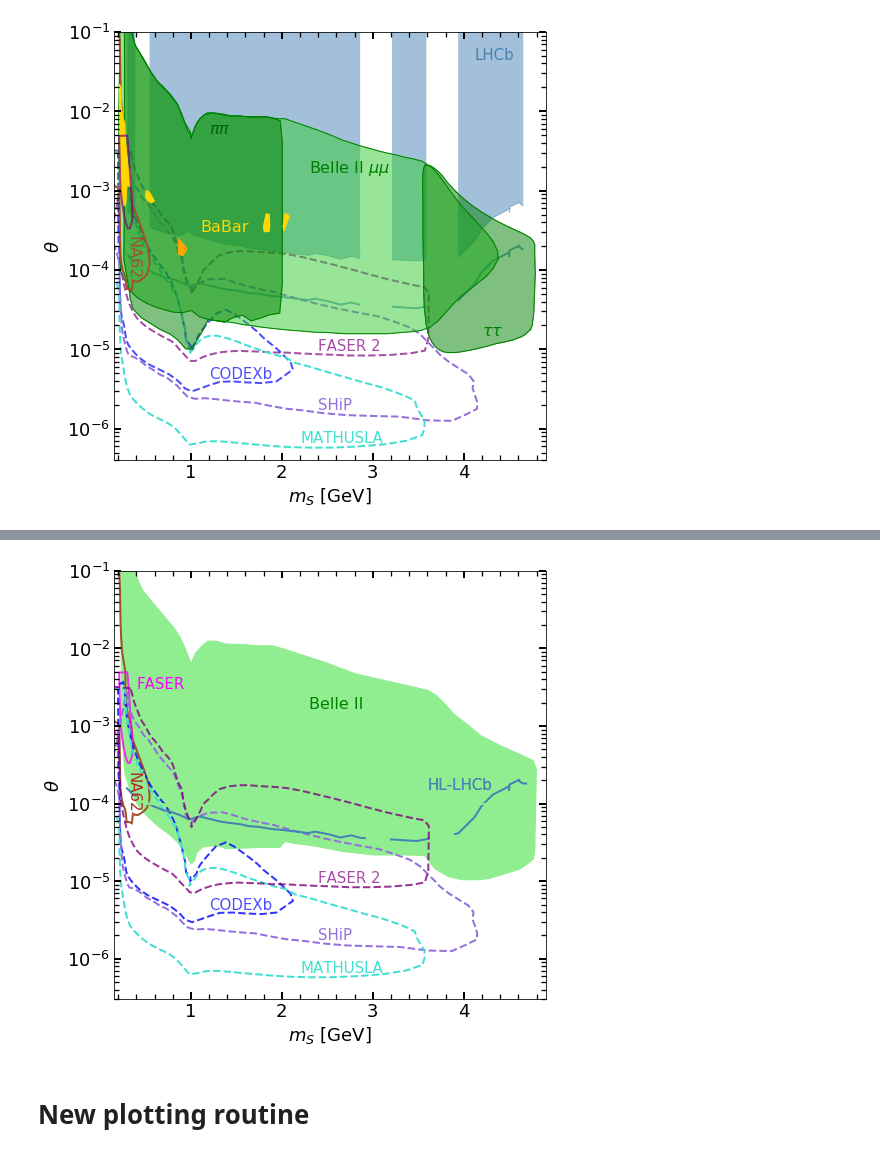
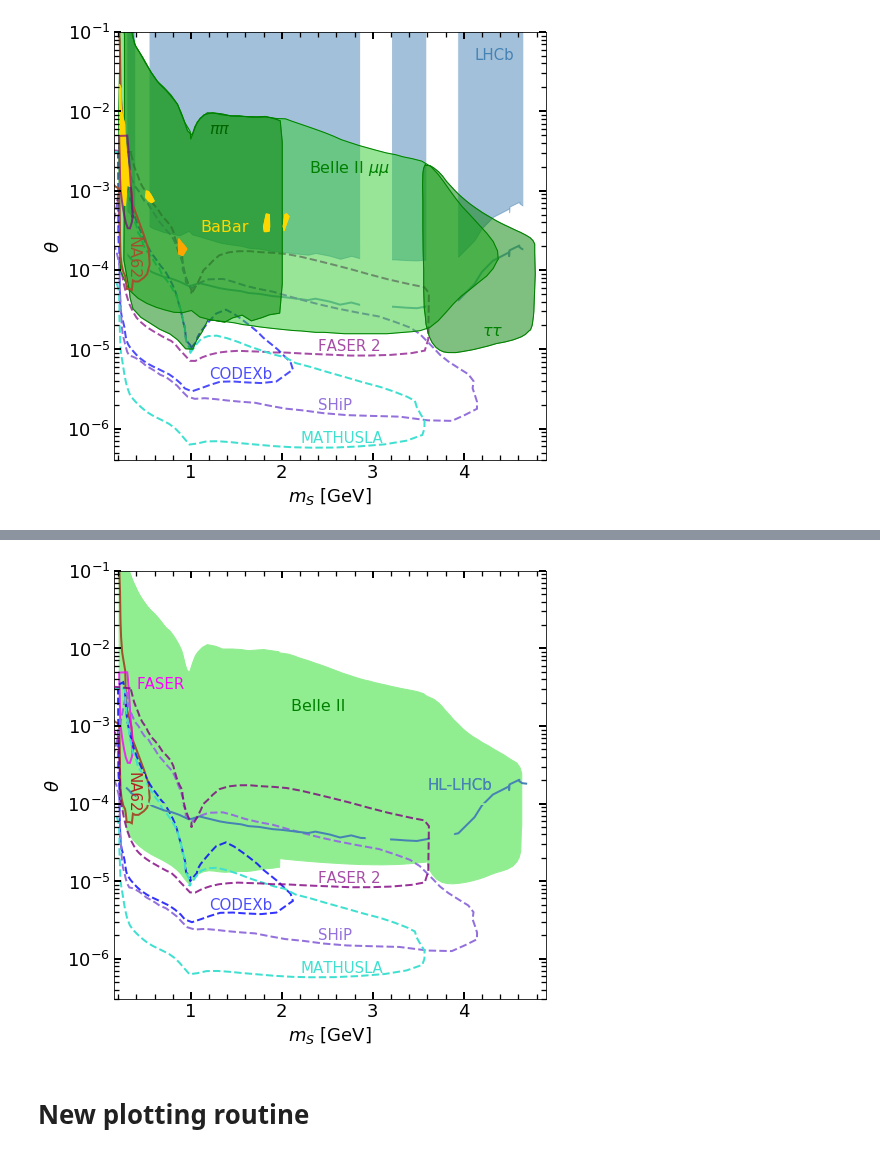
Before and after one commit to anasthesia/B-K, a Jupyter notebook: Combined_bounds.ipynb, the cells around one changed output, grey strips where cells are left out. Cells and saved outputs as stored; diff of their text form; code cells hidden in the pictures.

```diff
--- a/Combined_bounds.ipynb
+++ b/Combined_bounds.ipynb
@@ -545,12 +523,16 @@ Babarcolor_pi="orange"
 
 #BelleII plots
 
-plotGen(belleIIFoder+"BelleII_exclusive_SPVA_mu+pi+k+tau.dat","polygon", "lightgreen",1)
+#plotGen(belleIIFoder+"BelleII_exclusive_SPVA_mu+pi+k+tau.dat","polygon", "lightgreen",1)
+
+plotGen(belleIIFoder+"BelleII_exclusive_SPVA_muons.dat","polygon", "lightgreen",1)
+plotGen(belleIIFoder+"BelleII_exclusive_SPVA_taus.dat","polygon", "lightgreen",1)
+plotGen(belleIIFoder+"BelleII_exclusive_SPVA_pions+kaons.dat","polygon", "lightgreen",1)
 
 
 #plotGen(belleIIFoder+"BelleII_exclusive_SPVA_muons.dat","nonfilledpolygon", Belle2color_pi,1)
 #plotGen(belleIIFoder+"BelleII_exclusive_SPVA_taus.dat","nonfilledpolygon", Belle2color_pi,1)
-#plotGen(belleIIFoder+"BelleII_exclusive_SPVA_pions.dat","nonfilledpolygon", Belle2color_pi,1)
+#plotGen(belleIIFoder+"BelleII_exclusive_SPVA_pions.dat","nonfilledpolygon", Belle2color_pi,1
 
 #NA62 plots
 plotGen("NA62_Winkler.dat","nonfilledpolygon", "sienna",2)
@@ -629,32 +611,32 @@ xticks=np.arange(0.2,5,0.2)
 fifthticks=np.arange(0.2,5,0.5)
 ax.set_xticks(xticks, minor="True")
 
 ax.tick_params(axis='both',which='major',direction='in',length=7,width=2,right="True", top="True")
 ax.tick_params(axis='both',which='minor',direction='in',length=5,width=1.3, right="True", top="True")
 
 ax.set_xlim( (0.15, 4.9))
 ax.set_ylim((3*10**(-7),1*10**(-1)))
 
 plt.text(3.6, 1.5E-4, 'HL-LHCb',rotation=0,c=LHCBcolor,fontsize=15,alpha=1,fontweight="normal")
 plt.text(3.6, 1.5E-4, 'HL-LHCb',rotation=0,c=LHCBcolor,fontsize=15,alpha=1,fontweight="normal")
 plt.text(2.2, 6.7E-7, 'MATHUSLA',rotation=0,c="turquoise",fontsize=15)
 plt.text(2.4, 1.75E-6, 'SHiP',rotation=0,c="mediumpurple",fontsize=15)
 plt.text(1.2, 4.3E-6, 'CODEXb',rotation=0,c="b",fontsize=15,alpha=0.7)
 plt.text(2.4, 0.95E-5, 'FASER 2',rotation=0,c="purple",fontsize=15,alpha=0.7)
 plt.text(0.4, 3E-3, 'FASER',rotation=0,c="magenta",fontsize=15,alpha=1)
 plt.text(0.28, 0.85E-4, 'NA62',rotation=-90,c="firebrick",fontsize=15)
 
-plt.text(2.3, 1.7E-3, 'Belle II',rotation=0,c=Belle2color_pi,fontsize=16)
+plt.text(2.1, 1.6E-3, 'Belle II',rotation=0,c=Belle2color_pi,fontsize=16)
 
 """
 plt.text(4.12, 4.5E-2, 'LHCb',rotation=0,c=LHCBcolor,fontsize=15)
 #plt.text(2.2, 4.7E-5, 'HL LHCb',rotation=0,c=LHCBcolor)
 plt.text(2.3, 1.7E-3, 'Belle II $\mu \mu$',rotation=0,c=Belle2color_pi,fontsize=16)
 plt.text(4.2, 1.5E-5, '$\\tau \\tau$',rotation=0,c=Belle2color_pi,fontsize=16)
 plt.text(1.2, 5.2E-3, '$\pi \pi$',rotation=0,c="darkgreen",fontsize=16)
 plt.text(1.1, 3E-4, 'BaBar',rotation=0,c=Babarcolor_mu,fontsize=16)
 """
 
 fig.savefig('./results/m-alpha_combined_fixed0target-3events.png')
 # %% [output]
-[figure, old version]
+[figure, new version]
```
Also changed, not shown: parts of 4 cells of this notebook, 13 other files.
